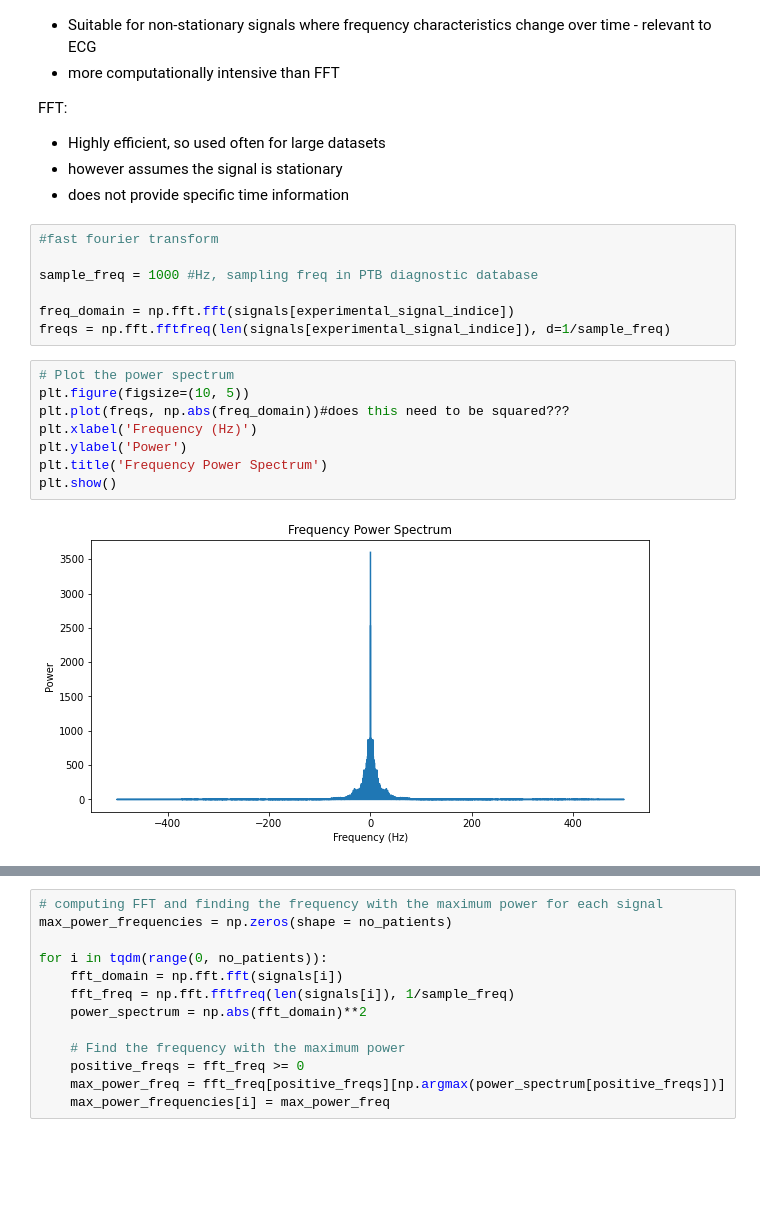
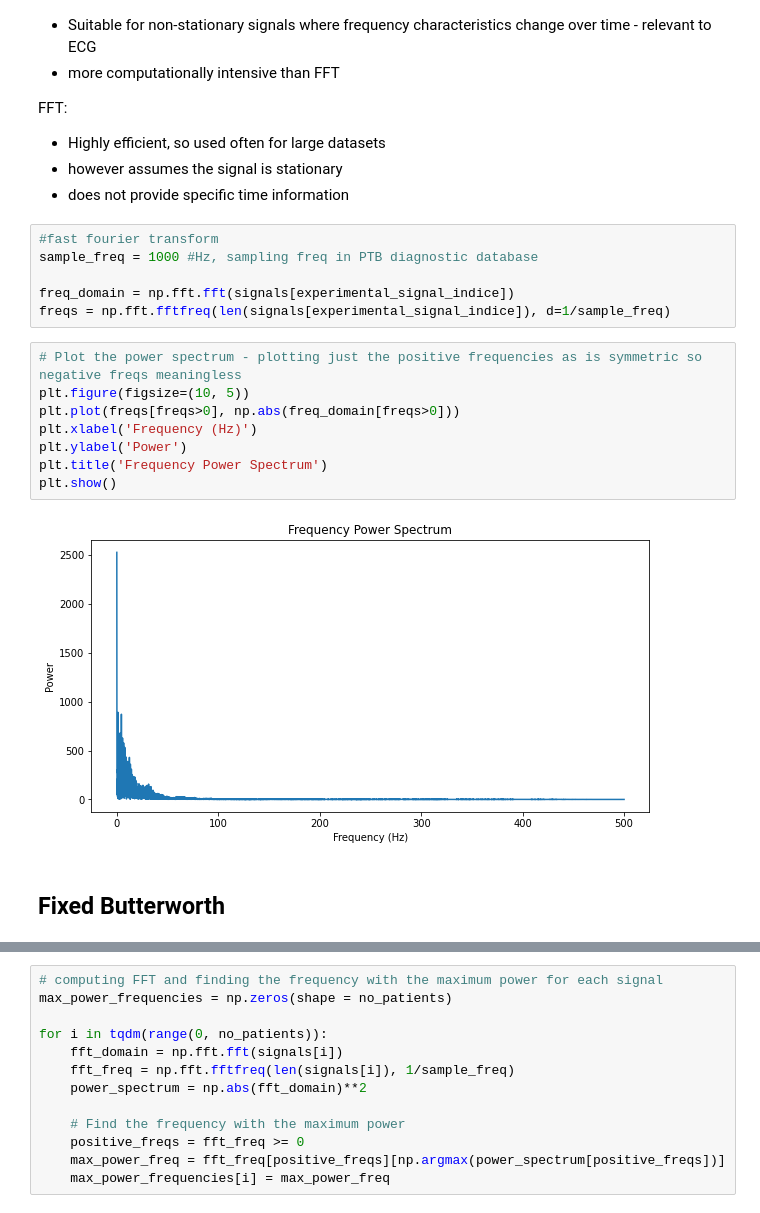
Before and after one commit to patcourts/ES98C-ECG-Project, a Jupyter notebook: examples/Data_Pre-processing_Experimentation.ipynb, the cells around one changed output, grey strips where cells are left out. Cells and saved outputs as stored; diff of their text form; blank space fills up the shorter version.

```diff
--- a/examples/Data_Pre-processing_Experimentation.ipynb
+++ b/examples/Data_Pre-processing_Experimentation.ipynb
@@ -260,18 +238,19 @@ FFT:
 - does not provide specific time information
 # %%
 #fast fourier transform
-
 sample_freq = 1000 #Hz, sampling freq in PTB diagnostic database
 
 freq_domain = np.fft.fft(signals[experimental_signal_indice])
 freqs = np.fft.fftfreq(len(signals[experimental_signal_indice]), d=1/sample_freq)
 # %%
-# Plot the power spectrum
+# Plot the power spectrum - plotting just the positive frequencies as is symmetric so negative freqs meaningless
 plt.figure(figsize=(10, 5))
-plt.plot(freqs, np.abs(freq_domain))#does this need to be squared???
+plt.plot(freqs[freqs>0], np.abs(freq_domain[freqs>0]))
 plt.xlabel('Frequency (Hz)')
 plt.ylabel('Power')
 plt.title('Frequency Power Spectrum')
 plt.show()
 # %% [output]
-[figure, old version]
+[figure, new version]
+# %% [markdown]
+## Fixed Butterworth
```
Also changed, not shown: parts of 22 cells of this notebook, 1 other file.
